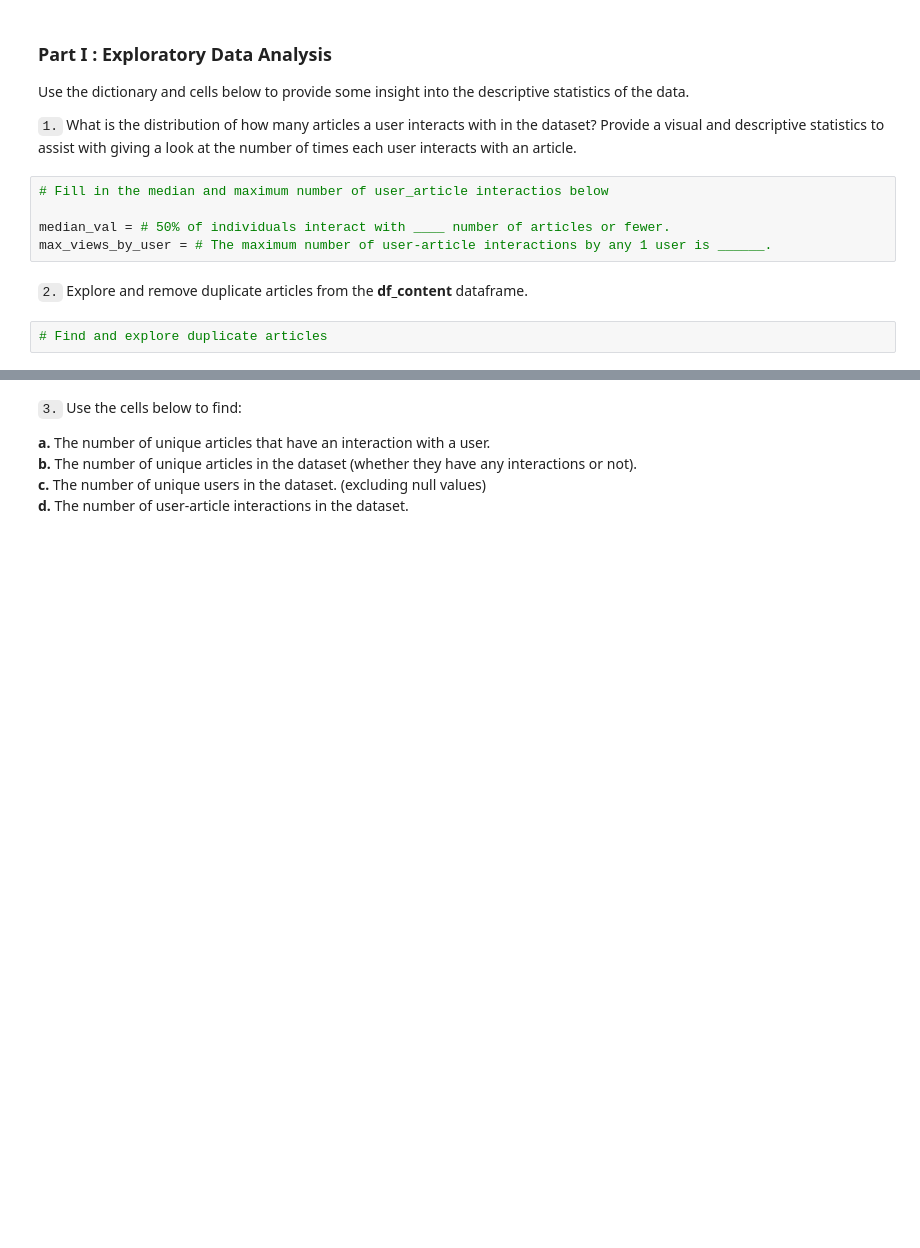
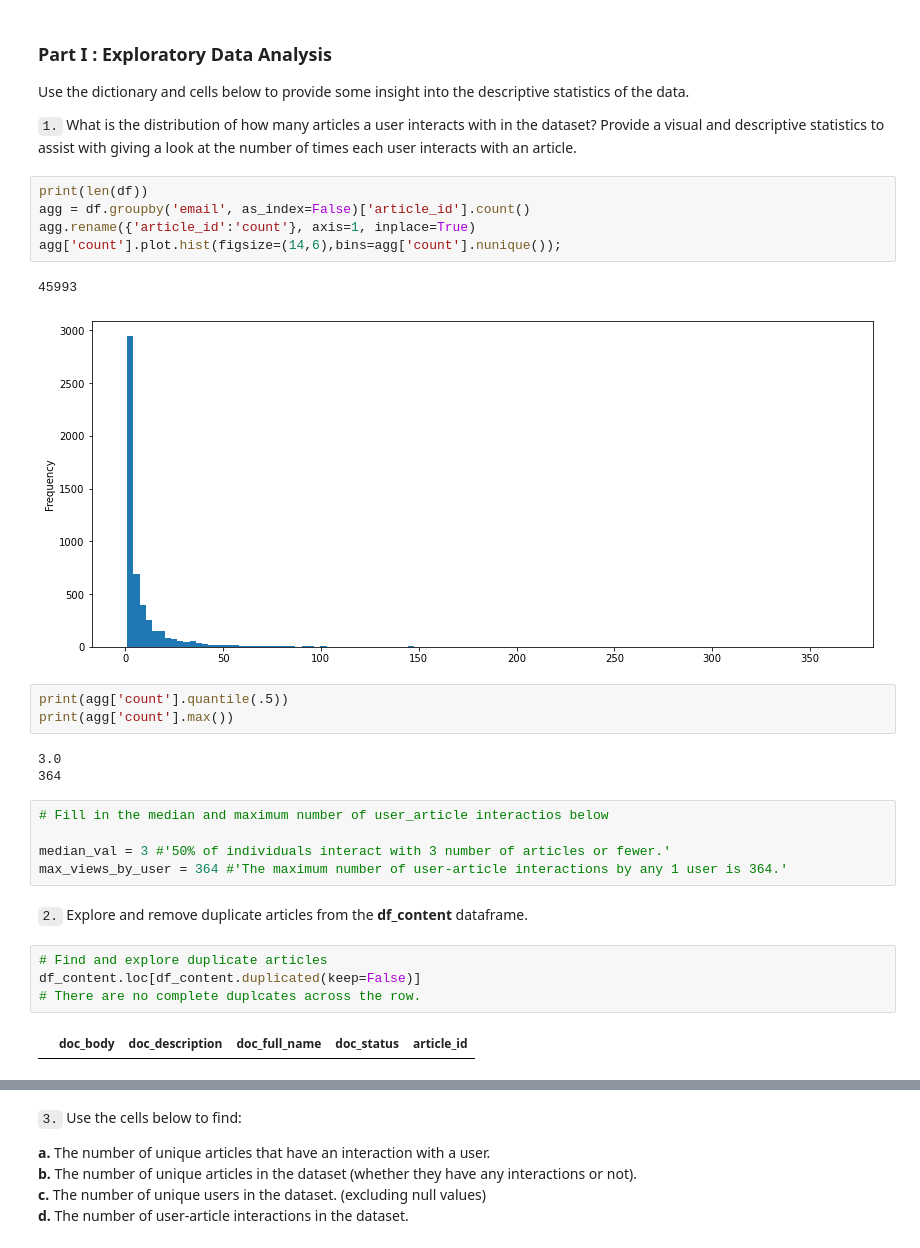
Before and after one commit to lewi0332/recommendations_with_ibm, a Jupyter notebook: Recommendations_with_IBM.ipynb, the cells around one changed output, grey strips where cells are left out. Cells and saved outputs as stored; diff of their text form; blank space fills up the shorter version.

```diff
--- a/Recommendations_with_IBM.ipynb
+++ b/Recommendations_with_IBM.ipynb
@@ -58,12 +58,30 @@ df_content.head()
 Use the dictionary and cells below to provide some insight into the descriptive statistics of the data.
 
 `1.` What is the distribution of how many articles a user interacts with in the dataset?  Provide a visual and descriptive statistics to assist with giving a look at the number of times each user interacts with an article.
+# %%
+print(len(df))
+agg = df.groupby('email', as_index=False)['article_id'].count()
+agg.rename({'article_id':'count'}, axis=1, inplace=True)
+agg['count'].plot.hist(figsize=(14,6),bins=agg['count'].nunique());
+# %% [output]
+45993
+[figure, added]
+# %%
+print(agg['count'].quantile(.5))
+print(agg['count'].max())
+# %% [output]
+3.0
+364
 # %%
 # Fill in the median and maximum number of user_article interactios below
 
-median_val = # 50% of individuals interact with ____ number of articles or fewer.
-max_views_by_user = # The maximum number of user-article interactions by any 1 user is ______.
+median_val = 3 #'50% of individuals interact with 3 number of articles or fewer.'
+max_views_by_user = 364 #'The maximum number of user-article interactions by any 1 user is 364.'
 # %% [markdown]
 `2.` Explore and remove duplicate articles from the **df_content** dataframe.
 # %%
 # Find and explore duplicate articles
+df_content.loc[df_content.duplicated(keep=False)]
+# There are no complete duplcates across the row.
+# %% [output]
+|  | doc_body | doc_description | doc_full_name | doc_status | article_id |
```
Also changed, not shown: parts of 29 cells of this notebook.
